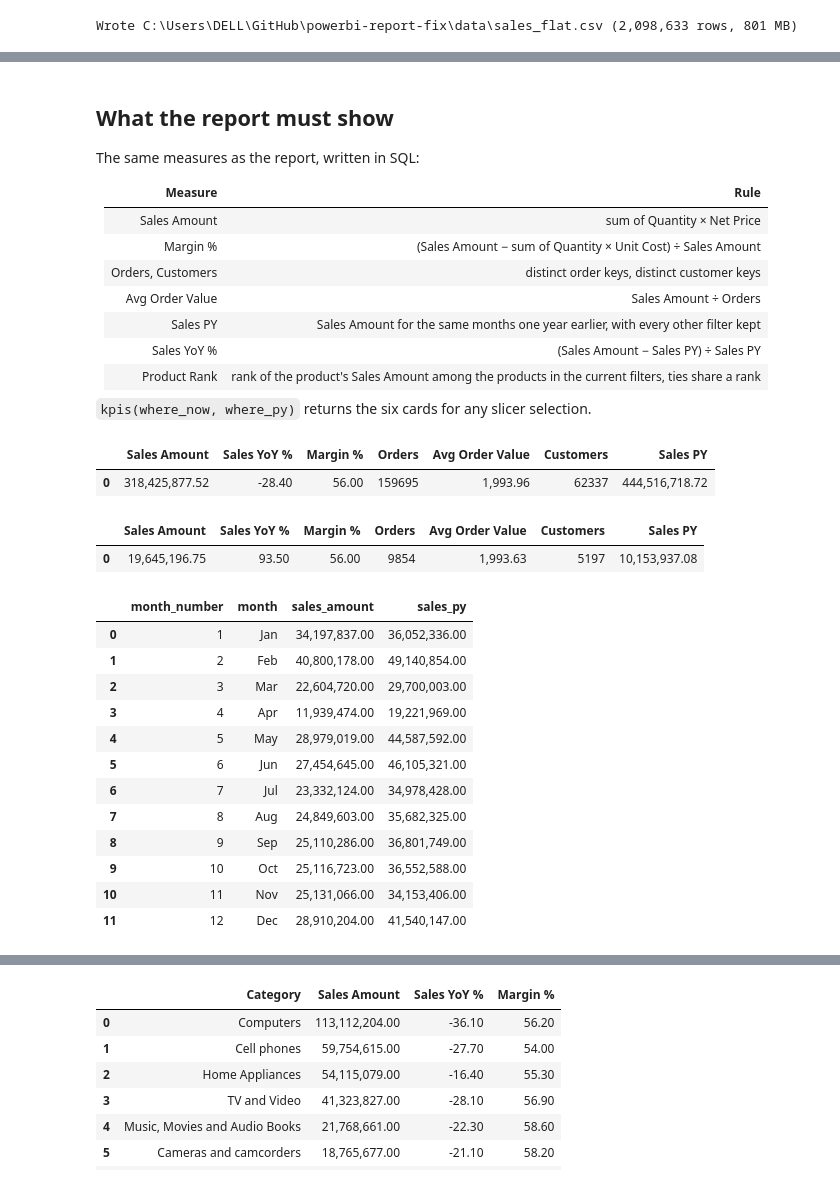
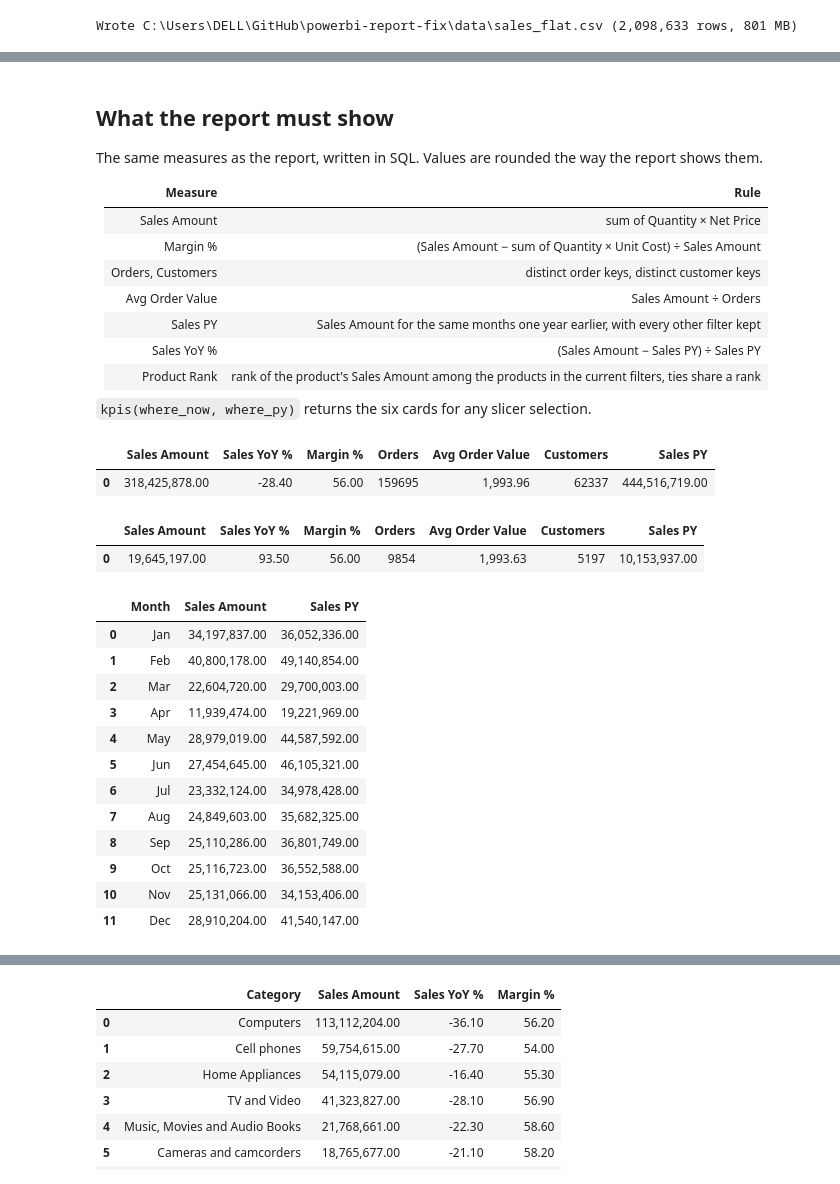
Before and after one commit to omarshalabyy1/powerbi-report-fix, a Jupyter notebook: analysis/analysis.ipynb, the cells around one changed output, grey strips where cells are left out. Saved outputs shown, nothing was run; the diff lists cells and outputs as text; code cells hidden in the pictures.

```diff
--- a/analysis/analysis.ipynb
+++ b/analysis/analysis.ipynb
@@ -37,7 +52,7 @@ FROM sales
 # %% [markdown]
 ## What the report must show
 
-The same measures as the report, written in SQL:
+The same measures as the report, written in SQL. Values are rounded the way the report shows them.
 
 | Measure | Rule |
 |---|---|
@@ -62,53 +77,55 @@ def kpis(where_now, where_py):
     ), py AS (
         SELECT sum("Quantity" * "Net Price") AS sales_py FROM sales WHERE {where_py}
     )
-    SELECT round(sales, 2)                                   AS "Sales Amount",
+    SELECT round(sales)                                      AS "Sales Amount",
            round(100 * (sales - sales_py) / sales_py, 1)     AS "Sales YoY %",
            round(100 * margin / sales, 1)                    AS "Margin %",
            orders                                            AS "Orders",
            round(sales / orders, 2)                          AS "Avg Order Value",
            customers                                         AS "Customers",
-           round(sales_py, 2)                                AS "Sales PY"
+           round(sales_py)                                   AS "Sales PY"
     FROM now, py
     ''')
 
 # Page 1, default selection: Year 2023, every country, every category.
-kpis('year("Order Date") = 2023', 'year("Order Date") = 2022')
+cards_default = kpis('year("Order Date") = 2023', 'year("Order Date") = 2022')
+cards_default
 # %% [output]
 |  | Sales Amount | Sales YoY % | Margin % | Orders | Avg Order Value | Customers | Sales PY |
-| 0 | 318,425,877.52 | -28.40 | 56.00 | 159695 | 1,993.96 | 62337 | 444,516,718.72 |
+| 0 | 318,425,878.00 | -28.40 | 56.00 | 159695 | 1,993.96 | 62337 | 444,516,719.00 |
 # %%
 # Page 1, a filtered selection: Year 2022, Country Germany, Category Computers.
-kpis('''year("Order Date") = 2022 AND "Country" = 'Germany' AND "Category" = 'Computers' ''',
-     '''year("Order Date") = 2021 AND "Country" = 'Germany' AND "Category" = 'Computers' ''')
+cards_filtered = kpis('''year("Order Date") = 2022 AND "Country" = 'Germany' AND "Category" = 'Computers' ''',
+                      '''year("Order Date") = 2021 AND "Country" = 'Germany' AND "Category" = 'Computers' ''')
+cards_filtered
 # %% [output]
 |  | Sales Amount | Sales YoY % | Margin % | Orders | Avg Order Value | Customers | Sales PY |
-| 0 | 19,645,196.75 | 93.50 | 56.00 | 9854 | 1,993.63 | 5197 | 10,153,937.08 |
+| 0 | 19,645,197.00 | 93.50 | 56.00 | 9854 | 1,993.63 | 5197 | 10,153,937.00 |
 # %%
 # Page 1 chart: Sales Amount and Sales PY by month, Year 2023.
-q('''
-SELECT month("Order Date") AS month_number,
-       strftime(min("Order Date"), '%b') AS month,
-       round(sum("Quantity" * "Net Price") FILTER (WHERE year("Order Date") = 2023)) AS sales_amount,
-       round(sum("Quantity" * "Net Price") FILTER (WHERE year("Order Date") = 2022)) AS sales_py
+by_month = q('''
+SELECT strftime(min("Order Date"), '%b') AS "Month",
+       round(sum("Quantity" * "Net Price") FILTER (WHERE year("Order Date") = 2023)) AS "Sales Amount",
+       round(sum("Quantity" * "Net Price") FILTER (WHERE year("Order Date") = 2022)) AS "Sales PY"
 FROM sales
 WHERE year("Order Date") IN (2022, 2023)
-GROUP BY 1 ORDER BY 1
+GROUP BY month("Order Date") ORDER BY month("Order Date")
 ''')
+by_month
 # %% [output]
-|  | month_number | month | sales_amount | sales_py |
-| 0 | 1 | Jan | 34,197,837.00 | 36,052,336.00 |
-| 1 | 2 | Feb | 40,800,178.00 | 49,140,854.00 |
-| 2 | 3 | Mar | 22,604,720.00 | 29,700,003.00 |
-| 3 | 4 | Apr | 11,939,474.00 | 19,221,969.00 |
-| 4 | 5 | May | 28,979,019.00 | 44,587,592.00 |
-| 5 | 6 | Jun | 27,454,645.00 | 46,105,321.00 |
-| 6 | 7 | Jul | 23,332,124.00 | 34,978,428.00 |
-| 7 | 8 | Aug | 24,849,603.00 | 35,682,325.00 |
-| 8 | 9 | Sep | 25,110,286.00 | 36,801,749.00 |
-| 9 | 10 | Oct | 25,116,723.00 | 36,552,588.00 |
-| 10 | 11 | Nov | 25,131,066.00 | 34,153,406.00 |
-| 11 | 12 | Dec | 28,910,204.00 | 41,540,147.00 |
+|  | Month | Sales Amount | Sales PY |
+| 0 | Jan | 34,197,837.00 | 36,052,336.00 |
+| 1 | Feb | 40,800,178.00 | 49,140,854.00 |
+| 2 | Mar | 22,604,720.00 | 29,700,003.00 |
+| 3 | Apr | 11,939,474.00 | 19,221,969.00 |
+| 4 | May | 28,979,019.00 | 44,587,592.00 |
+| 5 | Jun | 27,454,645.00 | 46,105,321.00 |
+| 6 | Jul | 23,332,124.00 | 34,978,428.00 |
+| 7 | Aug | 24,849,603.00 | 35,682,325.00 |
+| 8 | Sep | 25,110,286.00 | 36,801,749.00 |
+| 9 | Oct | 25,116,723.00 | 36,552,588.00 |
+| 10 | Nov | 25,131,066.00 | 34,153,406.00 |
+| 11 | Dec | 28,910,204.00 | 41,540,147.00 |
 # %%
 # Page 1 bars: Sales Amount by Category and by Country, Year 2023.
 by_category = q('''
```
Also changed, not shown: parts of 9 cells of this notebook, 4 other files.
